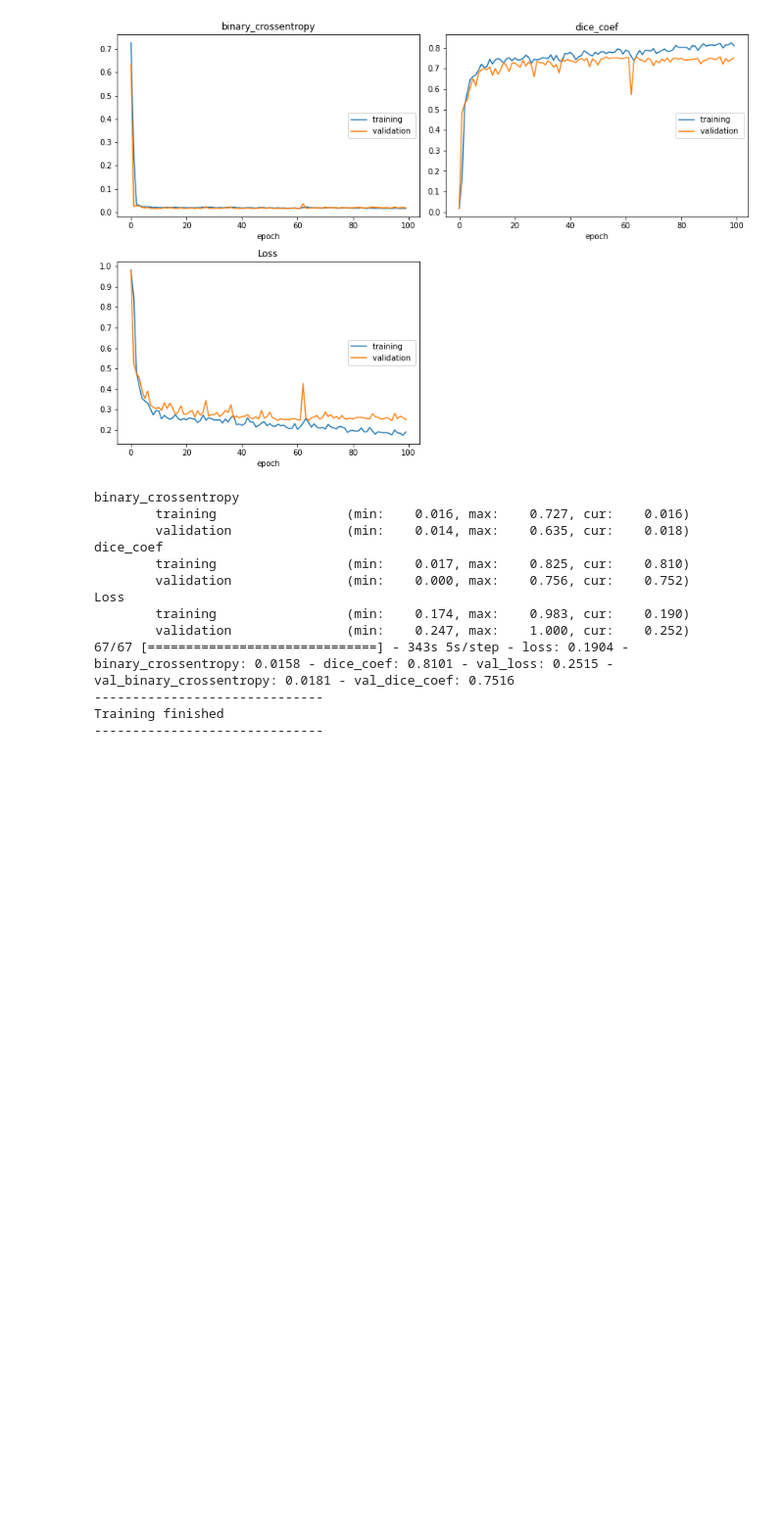
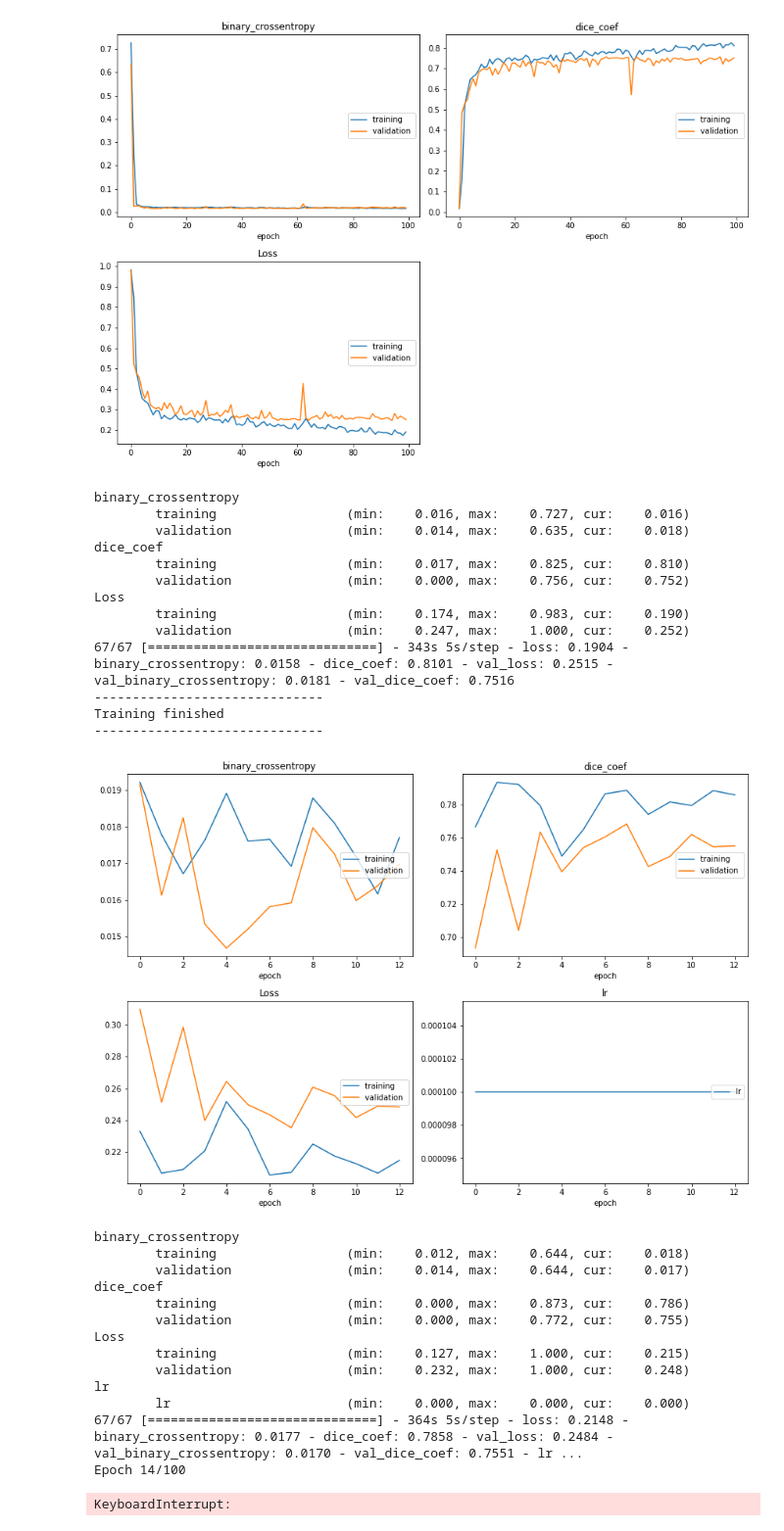
Before and after one commit to BBQtime/HNSCC-ct-pet-tumor-segmentation, a Jupyter notebook: dense Unet with attention head.ipynb, the cells around one changed output. Shown at 98% size. Saved outputs shown, nothing was run; the diff lists cells and outputs as text; code cells hidden in the pictures; blank space fills up the shorter version.

```diff
--- a/dense Unet with attention head.ipynb
+++ b/dense Unet with attention head.ipynb
@@ -22,14 +22,16 @@ from glob import glob
 from skimage.io import imread
 from livelossplot import PlotLossesKerasTF
 from functools import *
+import elasticdeform
 
 import random
-os.environ["CUDA_VISIBLE_DEVICES"]='0'
+os.environ["CUDA_VISIBLE_DEVICES"]='1'
+
 BASE_IMG_PATH=os.path.join('hecktor-master','data','resampled')
 BATCH_SIZE = 3
 INPUT_SHAPE = (144,144,144,2)
 PROJECT_NAME = 'hector'
-AUG_RATE = 0.25
+AUG_RATE = 0.3
 
 
 random.seed(42)
@@ -101,7 +103,7 @@ Text(0.5, 1.0, 'Mask')
 [figure]
 # %%
 def make144(image):
-    new_image = skimage.transform.resize(image, (144,144,144), mode= 'edge')
+    new_image = image[:144,:144,:144]
     return new_image
 
 def preprocess(image):
@@ -109,7 +111,7 @@ def preprocess(image):
         image = make144(image)
     new_image = (image - image.mean())/image.std()
 
-    return new_image[..., np.newaxis]
+    return new_image
 print(test_pt.max(), test_pt.min(),test_pt.shape)
 new_img = preprocess(test_pt)
 print(new_img.max(), new_img.min(),new_img.shape)
@@ -806,3 +1051,26 @@ Loss
 ------------------------------
 Training finished
 ------------------------------
+# %%
+
+EPOCHS = 100
+
+os.environ["CUDA_VISIBLE_DEVICES"]='1'
+PROJECT_NAME = '3dDenseUnet_dropout_elastic_augmentation.h5'
+train(att_input= False, inter_channel = 1, loss_function= dice_coef_loss, retrain = PROJECT_NAME)
+# %% [output]
+[figure, added]
+binary_crossentropy
+        training                 (min:    0.012, max:    0.644, cur:    0.018)
+        validation               (min:    0.014, max:    0.644, cur:    0.017)
+dice_coef
+        training                 (min:    0.000, max:    0.873, cur:    0.786)
+        validation               (min:    0.000, max:    0.772, cur:    0.755)
+Loss
+        training                 (min:    0.127, max:    1.000, cur:    0.215)
+        validation               (min:    0.232, max:    1.000, cur:    0.248)
+lr
+        lr                       (min:    0.000, max:    0.000, cur:    0.000)
+67/67 [==============================] - 364s 5s/step - loss: 0.2148 - binary_crossentropy: 0.0177 - dice_coef: 0.7858 - val_loss: 0.2484 - val_binary_crossentropy: 0.0170 - val_dice_coef: 0.7551 - lr ...
+Epoch 14/100
+KeyboardInterrupt:
```
Also changed, not shown: parts of 11 cells of this notebook, 16 other files.
